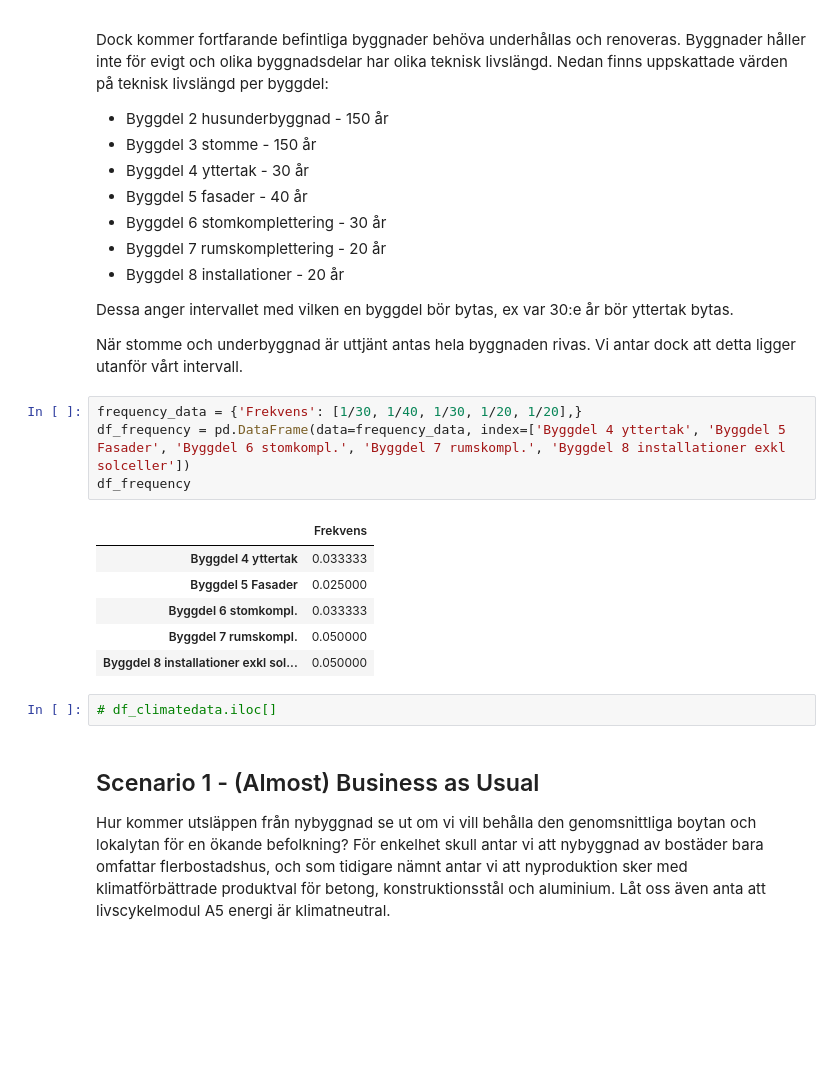
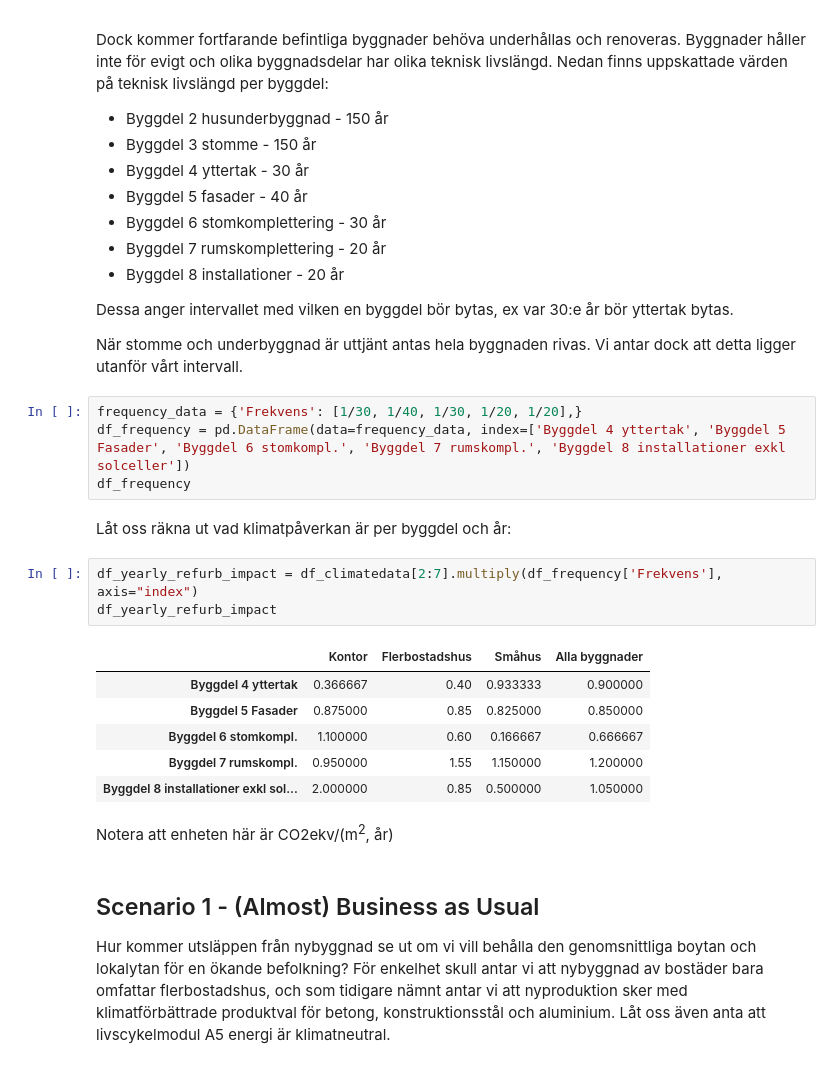
Before and after one commit to handmadethings/climate-impact-real-estate-se, a Jupyter notebook: climate-impact-re-se.ipynb, the cells around one changed output. Cells and saved outputs as stored; diff of their text form; blank space fills up the shorter version.

Commit message:
Fixed df with yearly impact per built area

```diff
--- a/climate-impact-re-se.ipynb
+++ b/climate-impact-re-se.ipynb
@@ -195,19 +195,24 @@ Dock kommer fortfarande befintliga byggnader behöva underhållas och renoveras.
 Dessa anger intervallet med vilken en byggdel bör bytas, ex var 30:e år bör yttertak bytas.
 
 När stomme och underbyggnad är uttjänt antas hela byggnaden rivas. Vi antar dock att detta ligger utanför vårt intervall.
-# %%
-frequency_data = {'Frekvens': [1/30, 1/40, 1/30, 1/20, 1/20],}
-df_frequency = pd.DataFrame(data=frequency_data, index=['Byggdel 4 yttertak', 'Byggdel 5 Fasader', 'Byggdel 6 stomkompl.', 'Byggdel 7 rumskompl.', 'Byggdel 8 installationer exkl solceller'])
-df_frequency
-# %% [output]
-|  | Frekvens |
-| Byggdel 4 yttertak | 0.033333 |
-| Byggdel 5 Fasader | 0.025000 |
-| Byggdel 6 stomkompl. | 0.033333 |
-| Byggdel 7 rumskompl. | 0.050000 |
-| Byggdel 8 installationer exkl sol... | 0.050000 |
+# %%
+frequency_data = {'Frekvens': [1/30, 1/40, 1/30, 1/20, 1/20],}
+df_frequency = pd.DataFrame(data=frequency_data, index=['Byggdel 4 yttertak', 'Byggdel 5 Fasader', 'Byggdel 6 stomkompl.', 'Byggdel 7 rumskompl.', 'Byggdel 8 installationer exkl solceller'])
+df_frequency
+# %% [markdown]
+Låt oss räkna ut vad klimatpåverkan är per byggdel och år:
 # %%
-# df_climatedata.iloc[]
+df_yearly_refurb_impact = df_climatedata[2:7].multiply(df_frequency['Frekvens'], axis="index")
+df_yearly_refurb_impact
+# %% [output]
+|  | Kontor | Flerbostadshus | Småhus | Alla byggnader |
+| Byggdel 4 yttertak | 0.366667 | 0.40 | 0.933333 | 0.900000 |
+| Byggdel 5 Fasader | 0.875000 | 0.85 | 0.825000 | 0.850000 |
+| Byggdel 6 stomkompl. | 1.100000 | 0.60 | 0.166667 | 0.666667 |
+| Byggdel 7 rumskompl. | 0.950000 | 1.55 | 1.150000 | 1.200000 |
+| Byggdel 8 installationer exkl sol... | 2.000000 | 0.85 | 0.500000 | 1.050000 |
+# %% [markdown]
+Notera att enheten här är CO2ekv/(m<sup>2</sup>, år)
 # %% [markdown]
 ## Scenario 1 - (Almost) Business as Usual
 Hur kommer utsläppen från nybyggnad se ut om vi vill behålla den genomsnittliga boytan och lokalytan för en ökande befolkning? För enkelhet skull antar vi att nybyggnad av bostäder bara omfattar flerbostadshus, och som tidigare nämnt antar vi att nyproduktion sker med klimatförbättrade produktval för betong, konstruktionsstål och aluminium. Låt oss även anta att livscykelmodul A5 energi är klimatneutral.
```
Also changed, not shown: parts of 3 cells of this notebook.
